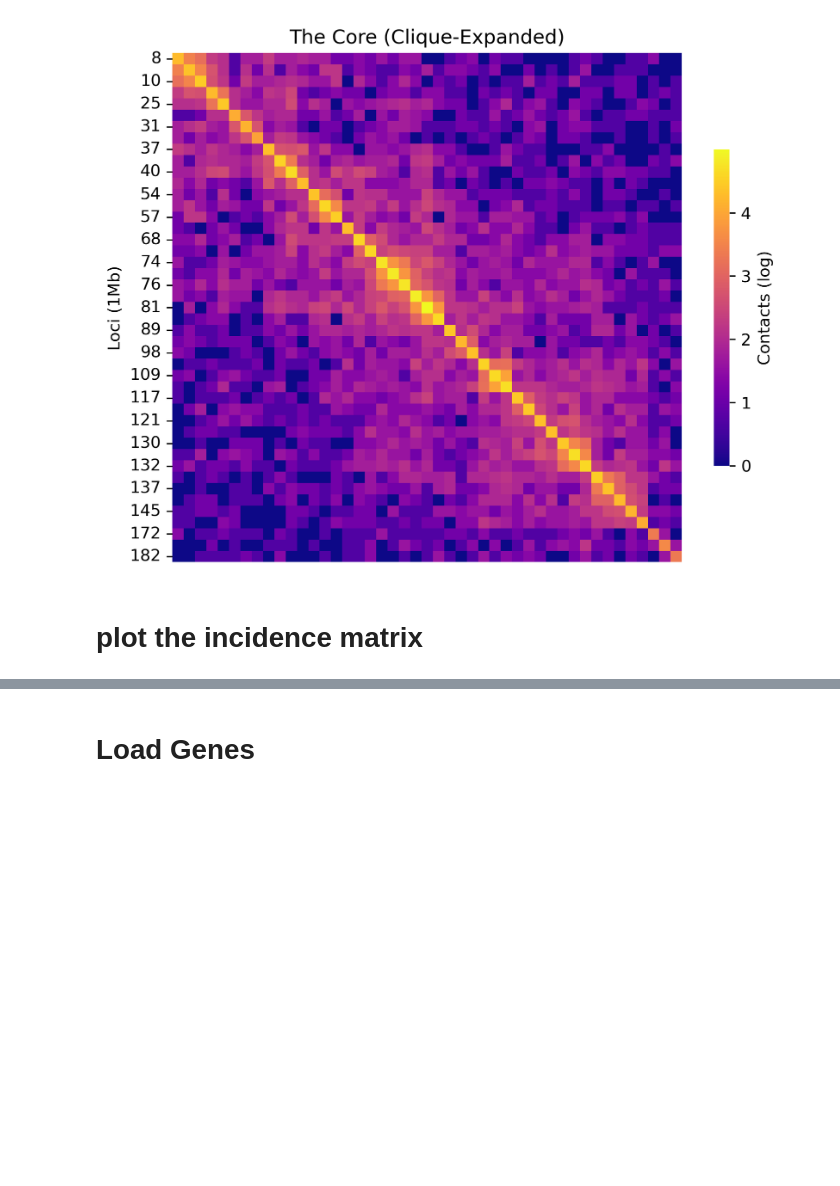
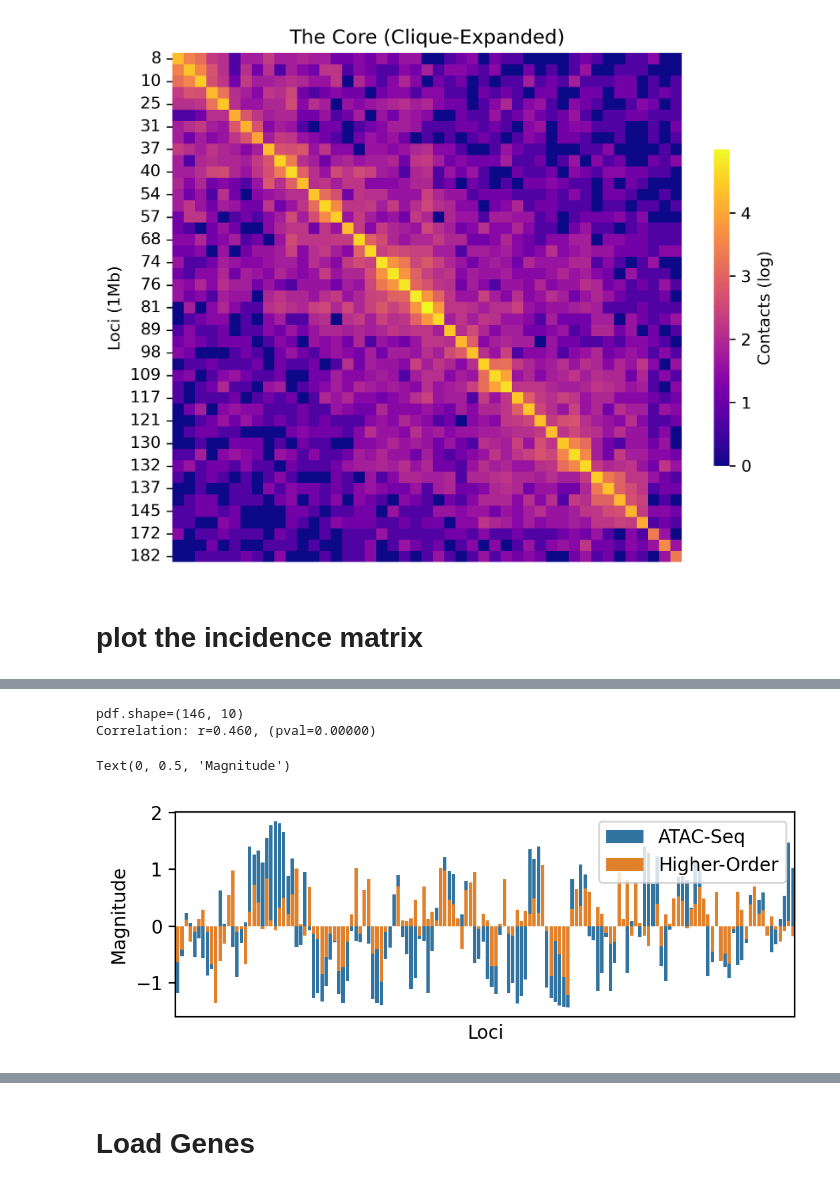
Before and after one commit to CooperStansbury/higher-order-single-cell, a Jupyter notebook: notebooks/core/chromosome2_core.ipynb, the cells around one changed output, grey strips where cells are left out. Drawn from its saved outputs; the diff is of its cells as text; code cells hidden in the pictures; blank space fills up the shorter version.

```diff
--- a/notebooks/core/chromosome2_core.ipynb
+++ b/notebooks/core/chromosome2_core.ipynb
@@ -383,0 +386,14 @@ SyntaxError: 'break' outside loop (668683560.py, line 1)
+# %%
+fpath = "/nfs/turbo/umms-indikar/shared/projects/poreC/data/4DN_Features/ATACSeq/4DNFIPVAKPXA.bw"
+
+reload(core_utils)
+atac = core_utils.load_chromosome_feature(
+    fpath,
+    chrom='chr2',
+    resolution=resolution,
+)
+
+atac['zscores'] = stats.zscore(atac['value'])
+
+print(f"{atac.shape=}")
+atac.head()
@@ -383,0 +408,47 @@ SyntaxError: 'break' outside loop (668683560.py, line 1)
+# %%
+plt.rcParams['figure.dpi'] = 200
+plt.rcParams['figure.figsize'] = 6, 2
+
+
+pdf = nodes.copy()
+pdf = pd.merge(
+    nodes, atac,
+    how='left',
+    left_on='local_bin',
+    right_on='local_bin',
+    suffixes=('_ho', '_atac')
+)
+
+start = 4
+stop = 150
+
+pdf = pdf.iloc[start:stop]
+
+print(f"{pdf.shape=}")
+
+
+sns.barplot(
+    data=pdf,
+    x='local_bin',
+    y='zscores_atac',
+    label='ATAC-Seq',
+)
+
+sns.barplot(
+    data=pdf,
+    x='local_bin',
+    y='zscores_ho',
+    label='Higher-Order',
+)
+
+r, pval = scipy.stats.pearsonr(pdf['zscores_atac'], pdf['zscores_ho'])
+print(f"Correlation: {r=:.3f}, (pval={pval:.5f})")
+
+plt.xticks([])
+plt.xlabel('Loci')
+plt.ylabel('Magnitude')
+# %% [output]
+pdf.shape=(146, 10)
+Correlation: r=0.460, (pval=0.00000)
+Text(0, 0.5, 'Magnitude')
+[figure, added]
```
Also changed, not shown: parts of 73 cells of this notebook, 1 other file.
